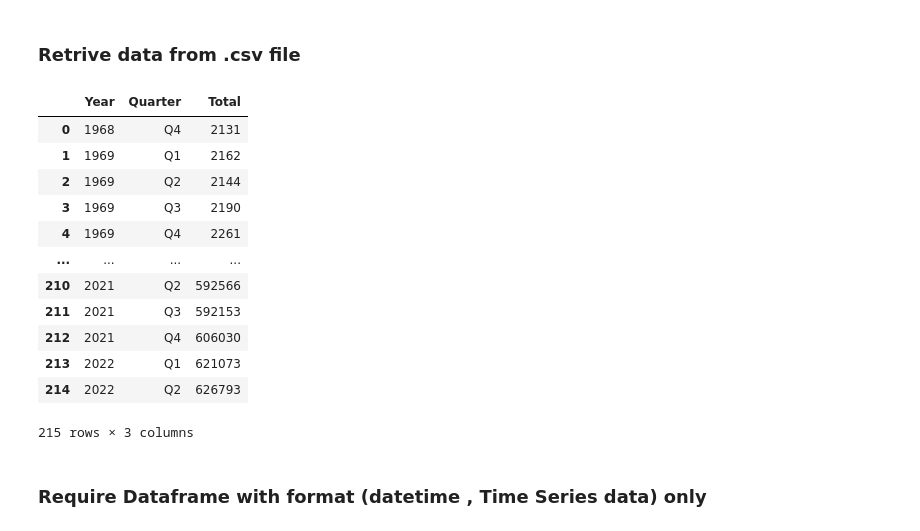
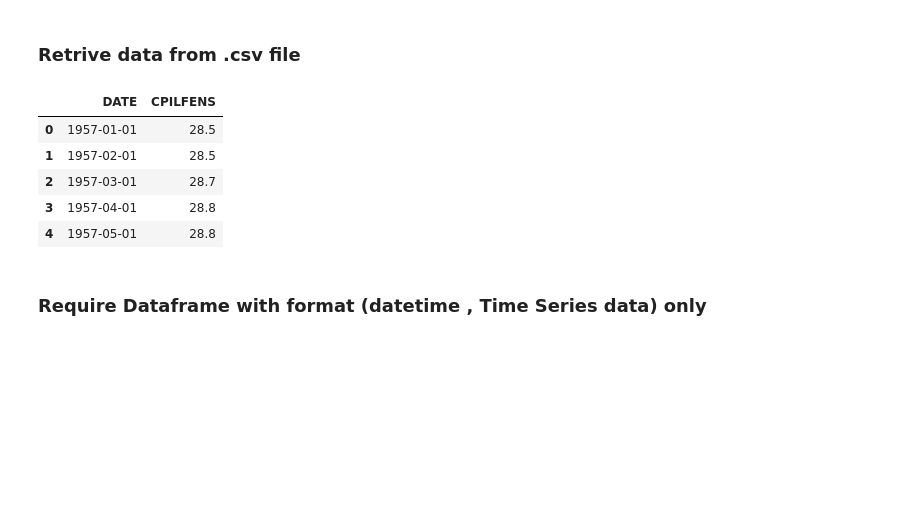
Before and after one commit to edmund844328/STAT4601_TimeSeriesForecasting, a Jupyter notebook: timeSeriesModelPy.ipynb, the cells around one changed output. Drawn from its saved outputs; the diff is of its cells as text; code cells hidden in the pictures; blank space fills up the shorter version.

Commit message:
Use CPIUS

```diff
--- a/timeSeriesModelPy.ipynb
+++ b/timeSeriesModelPy.ipynb
@@ -27,24 +27,17 @@ register_matplotlib_converters()
 ### Retrive data from .csv file
 # %%
 #Read data
-csv_file = 'CIC.csv'
+csv_file = 'CPIUS.csv'
 df = pd.read_csv('DataSet\\'+csv_file)
 df.dropna(inplace=True)
-df
+df.head()
 # %% [output]
-|  | Year | Quarter | Total |
-| 0 | 1968 | Q4 | 2131 |
-| 1 | 1969 | Q1 | 2162 |
-| 2 | 1969 | Q2 | 2144 |
-| 3 | 1969 | Q3 | 2190 |
-| 4 | 1969 | Q4 | 2261 |
-| ... | ... | ... | ... |
-| 210 | 2021 | Q2 | 592566 |
-| 211 | 2021 | Q3 | 592153 |
-| 212 | 2021 | Q4 | 606030 |
-| 213 | 2022 | Q1 | 621073 |
-| 214 | 2022 | Q2 | 626793 |
+|  | DATE | CPILFENS |
+| 0 | 1957-01-01 | 28.5 |
+| 1 | 1957-02-01 | 28.5 |
+| 2 | 1957-03-01 | 28.7 |
+| 3 | 1957-04-01 | 28.8 |
+| 4 | 1957-05-01 | 28.8 |
-215 rows × 3 columns
 # %% [markdown]
 ### Require Dataframe with format (datetime , Time Series data) only
 # %%
```
Also changed, not shown: parts of 12 cells of this notebook, 4 other files.
